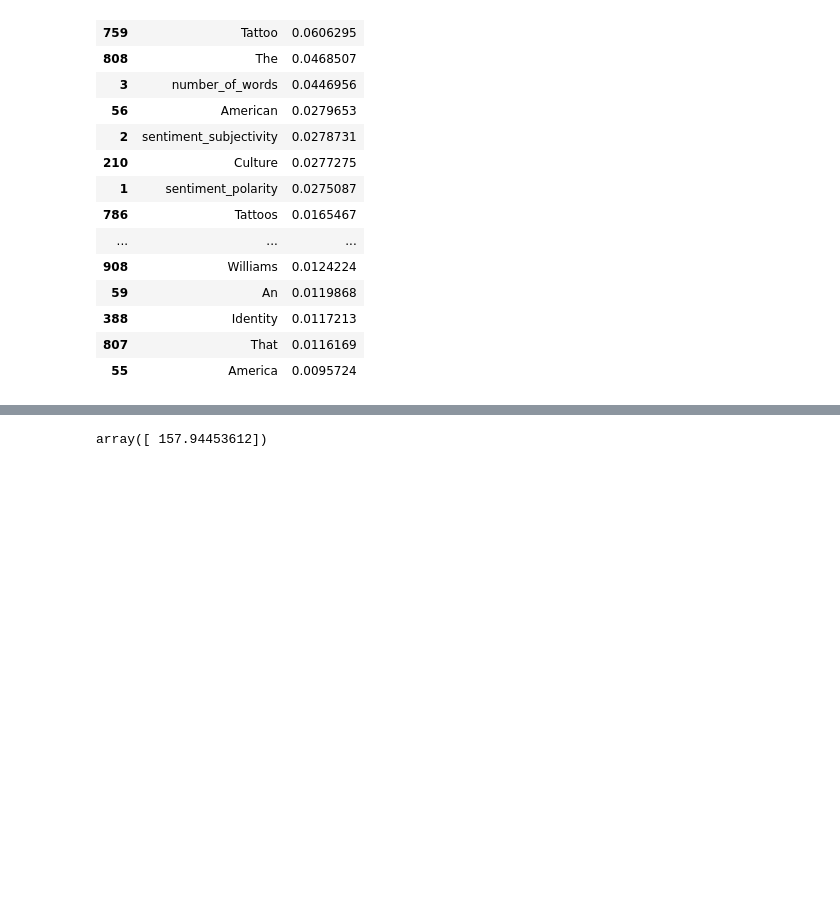
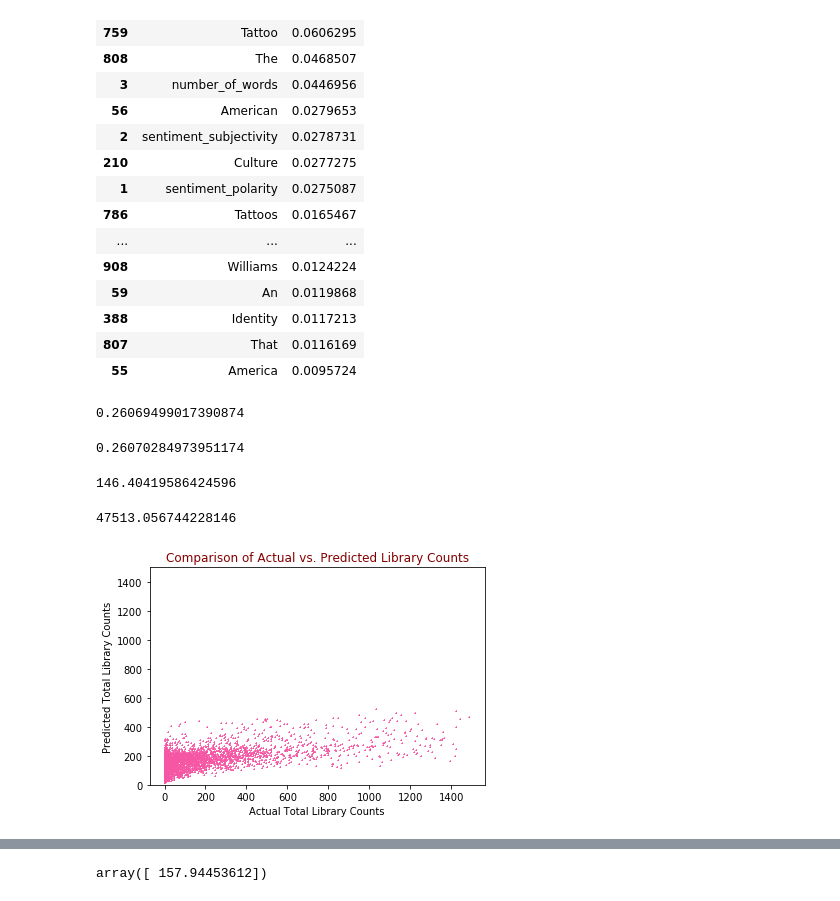
Before and after one commit to annafelicity/predicting_popularity, a Jupyter notebook: Final Capstone Modeling.ipynb, the cells around one changed output, grey strips where cells are left out. Drawn from its saved outputs; the diff is of its cells as text; code cells hidden in the pictures; blank space fills up the shorter version.

```diff
--- a/May 3 Remodeling with Middle Data 2 to 1500 Keep First Dupe LDA 8.ipynb
+++ b/Final Capstone Modeling.ipynb
@@ -470,3 +470,31 @@ feature_imp_final.sort_values(by=1, ascending=False).head(20)
 | 388 | Identity | 0.0117213 |
 | 807 | That | 0.0116169 |
 | 55 | America | 0.0095724 |
+# %%
+#add scoring on whole model
+predictions = rfr_final.predict(X2)
+# %%
+rfr_final.score(X2, y)
+# %% [output]
+0.26069499017390874
+# %%
+explained_variance_score(y, predictions)
+# %% [output]
+0.26070284973951174
+# %%
+mean_absolute_error(y, predictions)
+# %% [output]
+146.40419586424596
+# %%
+mean_squared_error(y, predictions)
+# %% [output]
+47513.056744228146
+# %%
+plt.scatter(y, predictions, marker="+", s=1, facecolor='#F557A4')
+plt.ylim(1,1500)
+plt.xlabel("Actual Total Library Counts")
+plt.ylabel("Predicted Total Library Counts")
+plt.title("Comparison of Actual vs. Predicted Library Counts", color="#840000")
+plt.savefig("images/actual_vs_predicted_libcount.png", dpi=150)
+# %% [output]
+[figure, added]
```
Also changed, not shown: parts of 7 cells of this notebook, 6 other files.
